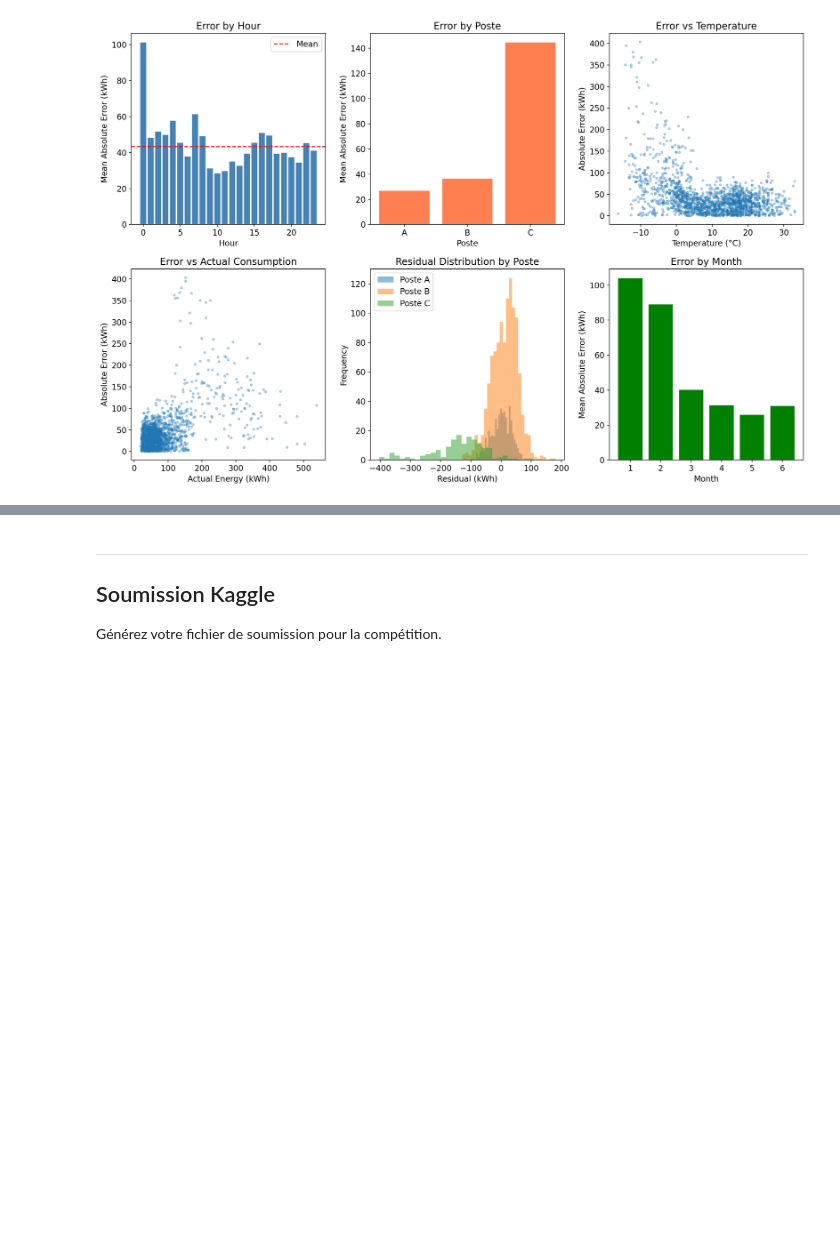
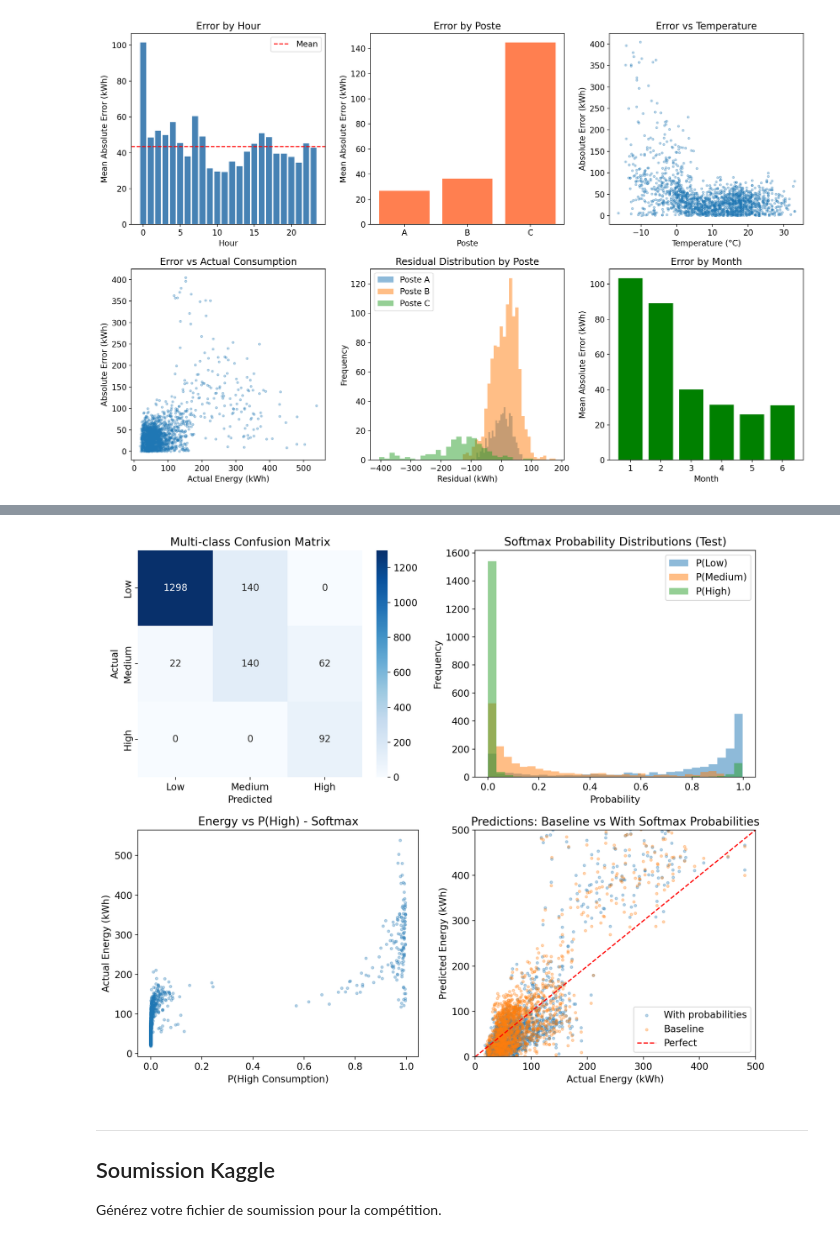
Before and after one commit to trvslhlt/ift_6390_machine_learning, a Jupyter notebook: assignments/projet_energie.ipynb, the cells around one changed output, grey strips where cells are left out. Drawn from its saved outputs; the diff is of its cells as text; code cells hidden in the pictures; blank space fills up the shorter version.

Commit message:
implement option B

```diff
--- a/assignments/projet_energie.ipynb
+++ b/assignments/projet_energie.ipynb
@@ -1215,0 +1436,73 @@ rather than assumptions.
+# %%
+# 9. Visualization for Option B
+fig, axes = plt.subplots(2, 2, figsize=(12, 10))
+
+# 9a. Confusion matrix
+from sklearn.metrics import confusion_matrix
+import seaborn as sns
+
+cm = confusion_matrix(y_test_mc, y_pred_mc)
+sns.heatmap(cm, annot=True, fmt='d', cmap='Blues', ax=axes[0, 0],
+            xticklabels=class_names, yticklabels=class_names)
+axes[0, 0].set_xlabel('Predicted')
+axes[0, 0].set_ylabel('Actual')
+axes[0, 0].set_title('Multi-class Confusion Matrix')
+
+# 9b. Class probability distributions
+axes[0, 1].hist(test_eng['P_low'], bins=30, alpha=0.5, label='P(Low)')
+axes[0, 1].hist(test_eng['P_medium'], bins=30, alpha=0.5, label='P(Medium)')
+axes[0, 1].hist(test_eng['P_high'], bins=30, alpha=0.5, label='P(High)')
+axes[0, 1].set_xlabel('Probability')
+axes[0, 1].set_ylabel('Frequency')
+axes[0, 1].set_title('Softmax Probability Distributions (Test)')
+axes[0, 1].legend()
+
+# 9c. Actual energy vs P(High)
+axes[1, 0].scatter(test_eng['P_high'], test_eng['energie_kwh'], alpha=0.3, s=10)
+axes[1, 0].set_xlabel('P(High Consumption)')
+axes[1, 0].set_ylabel('Actual Energy (kWh)')
+axes[1, 0].set_title('Energy vs P(High) - Softmax')
+
+# 9d. Predictions comparison
+axes[1, 1].scatter(y_test_proba, y_pred_with_proba, alpha=0.3, s=10, label='With probabilities')
+axes[1, 1].scatter(y_test_final, y_pred_final, alpha=0.3, s=10, label='Baseline')
+axes[1, 1].plot([0, 500], [0, 500], 'r--', label='Perfect')
+axes[1, 1].set_xlabel('Actual Energy (kWh)')
+axes[1, 1].set_ylabel('Predicted Energy (kWh)')
+axes[1, 1].set_title('Predictions: Baseline vs With Softmax Probabilities')
+axes[1, 1].legend()
+axes[1, 1].set_xlim(0, 500)
+axes[1, 1].set_ylim(0, 500)
+
+plt.tight_layout()
+
+# 10. Summary
+print("\n" + "=" * 60)
+print("📋 OPTION B SUMMARY: MULTI-CLASS CLASSIFICATION")
+print("=" * 60)
+print("""
+KEY CONCEPTS:
+  - Softmax function: σ(z)_j = exp(z_j) / Σ exp(z_k)
+  - Converts raw scores to probabilities that sum to 1
+  - Used in multinomial logistic regression (default in sklearn 1.5+)
+
+APPROACH:
+  1. Created 3 consumption classes: Low, Medium, High
+     (based on 33rd and 67th percentiles of training data)
+  2. Trained multinomial logistic regression with softmax
+  3. Extracted P(Low), P(Medium), P(High) for each observation
+  4. Used probabilities as additional features for Ridge regression
+
+WHY SOFTMAX PROBABILITIES ARE USEFUL:
+  - Capture uncertainty: P(Low)=0.4, P(Medium)=0.4, P(High)=0.2 tells us
+    the model is uncertain between Low and Medium
+  - Ordinal information: High consumption observations will have higher P(High)
+  - Smooth gradient: Unlike binary 0/1, probabilities provide continuous signal
+
+COMPARISON WITH BINARY CLASSIFICATION (Part 5):
+  - Binary: P(peak) vs P(not peak) - only 2 states
+  - Multi-class: 3 states capture more nuanced consumption levels
+  - Softmax ensures probabilities are coherent (sum to 1)
+""")
+print("=" * 60)
+# %% [output]
@@ -1216,3 +1526,4 @@ rather than assumptions.
+[figure, added]
 # %% [markdown]
 ---
 
```
Also changed, not shown: parts of 17 cells of this notebook.
